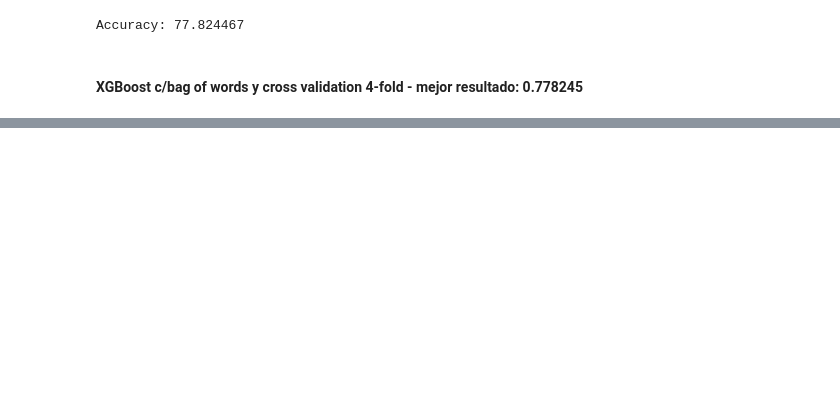
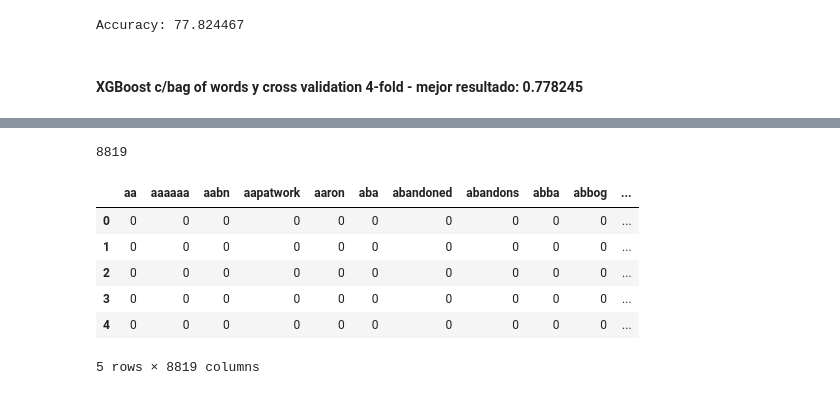
Before and after one commit to aleacevedo/Datos-TP-1C-2020, a Jupyter notebook: TP2/Matias/7_XGBoost_BOW.ipynb, the cells around one changed output, grey strips where cells are left out. Cells and saved outputs as stored; diff of their text form; code cells hidden in the pictures; blank space fills up the shorter version.

```diff
--- a/TP2/Matias/7_XGBoost_BOW.ipynb
+++ b/TP2/Matias/7_XGBoost_BOW.ipynb
@@ -297,3 +327,9 @@ print("Accuracy: %f" % (resultados.mean()*100))
 Accuracy: 77.824467
 # %% [markdown]
 #### XGBoost c/bag of words y cross validation 4-fold - mejor resultado: 0.778245
+# %%
+#prediciendo test.csv
+tweets_test = pd.read_csv("../data/test.csv")
+# %%
+tweets_test["clean_text"] = tweets_test["text"].apply(lambda x: cleaning_text(x))
+tweets_test.head()
@@ -299,0 +343,4 @@ Accuracy: 77.824467
+# %%
+vectorizer = CountVectorizer()
+X_t = vectorizer.fit_transform(tweets_test["clean_text"])
+X_t.toarray()
@@ -299,0 +355,16 @@ Accuracy: 77.824467
+# %%
+feature_words = vectorizer.get_feature_names()
+len(feature_words)
+# %% [output]
+8819
+# %%
+df_test = pd.DataFrame(X_t.toarray(), columns=feature_words)
+df_test.head()
+# %% [output]
+|  | aa | aaaaaa | aabn | aapatwork | aaron | aba | abandoned | abandons | abba | abbog | ... |
+| 0 | 0 | 0 | 0 | 0 | 0 | 0 | 0 | 0 | 0 | 0 | ... |
+| 1 | 0 | 0 | 0 | 0 | 0 | 0 | 0 | 0 | 0 | 0 | ... |
+| 2 | 0 | 0 | 0 | 0 | 0 | 0 | 0 | 0 | 0 | 0 | ... |
+| 3 | 0 | 0 | 0 | 0 | 0 | 0 | 0 | 0 | 0 | 0 | ... |
+| 4 | 0 | 0 | 0 | 0 | 0 | 0 | 0 | 0 | 0 | 0 | ... |
+5 rows × 8819 columns
```
Also changed, not shown: parts of 53 cells of this notebook, 3 other files.
